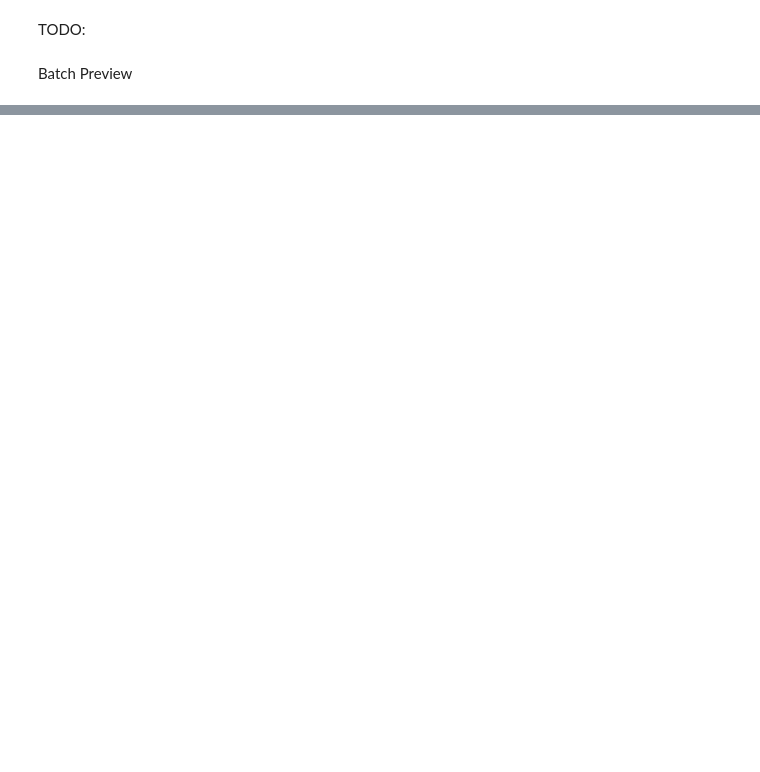
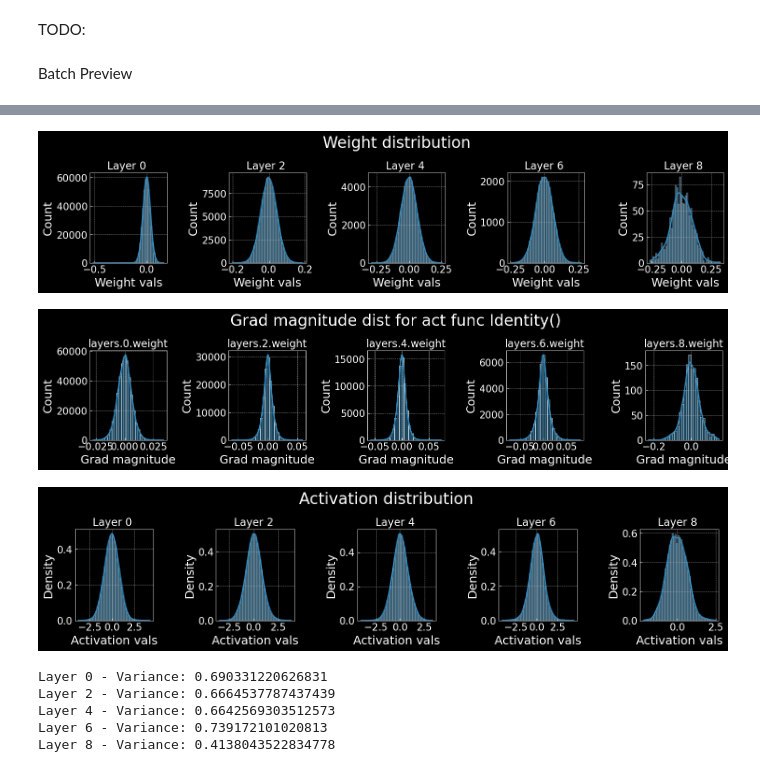
Before and after one commit to TimS-ml/My-ML, a Jupyter notebook: boring_draft/t4-1-optm.ipynb, the cells around one changed output, grey strips where cells are left out. Saved outputs shown, nothing was run; the diff lists cells and outputs as text; code cells hidden in the pictures; blank space fills up the shorter version.

```diff
--- a/boring_draft/t4-1-optm.ipynb
+++ b/boring_draft/t4-1-optm.ipynb
@@ -154,0 +451,22 @@ def test_model(net, data_loader):
+# %%
+def equal_var_init(model):
+    for name, param in model.named_parameters():
+        # fill bias with 0
+        if name.endswith(".bias"):
+            param.data.fill_(0)
+        else:
+            param.data.normal_(std=1.0 / np.sqrt(param.shape[1]))
+
+equal_var_init(model)
+vis_weight_distribution(model)
+vis_gradients(model)
+vis_activations(model, print_variance=True)
+# %% [output]
+[figure, added]
+[figure, added]
+[figure, added]
+Layer 0 - Variance: 0.690331220626831
+Layer 2 - Variance: 0.6664537787437439
+Layer 4 - Variance: 0.6642569303512573
+Layer 6 - Variance: 0.739172101020813
+Layer 8 - Variance: 0.4138043522834778
```
Also changed, not shown: parts of 29 cells of this notebook, 1 other file.
